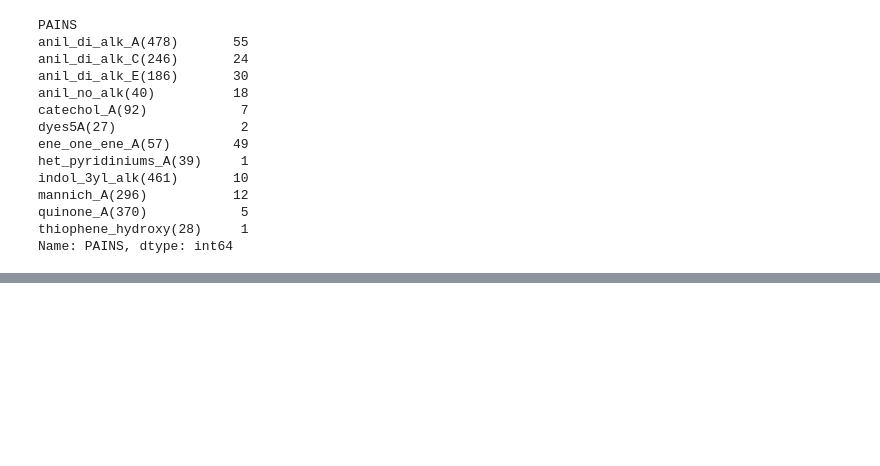
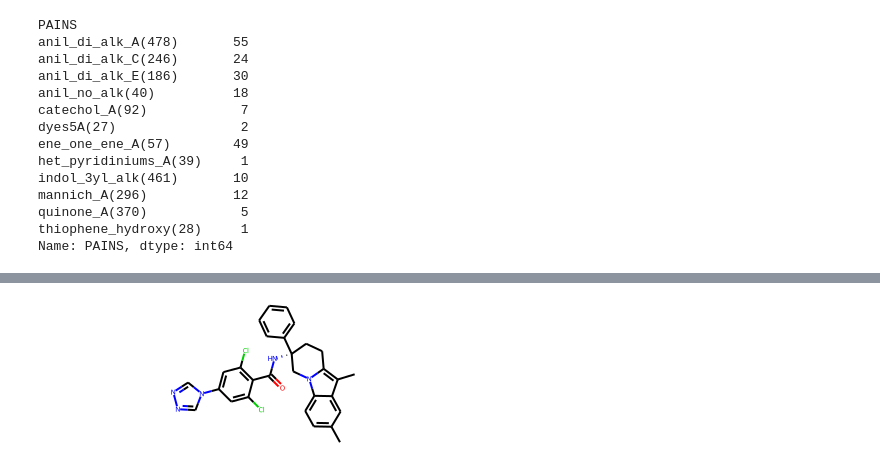
Before and after one commit to marcossantanaioc/CompChem, a Jupyter notebook: notebooks/PAINS.ipynb, the cells around one changed output, grey strips where cells are left out. Saved outputs shown, nothing was run; the diff lists cells and outputs as text; code cells hidden in the pictures; blank space fills up the shorter version.

```diff
--- a/notebooks/PAINS.ipynb
+++ b/notebooks/PAINS.ipynb
@@ -121,0 +129,4 @@ Name: PAINS, dtype: int64
+# %%
+mol = Chem.MolFromSmiles(data.iloc[4083]['Smiles'])
+# %% [output]
+[figure, added]
```
Also changed, not shown: parts of 3 cells of this notebook.
